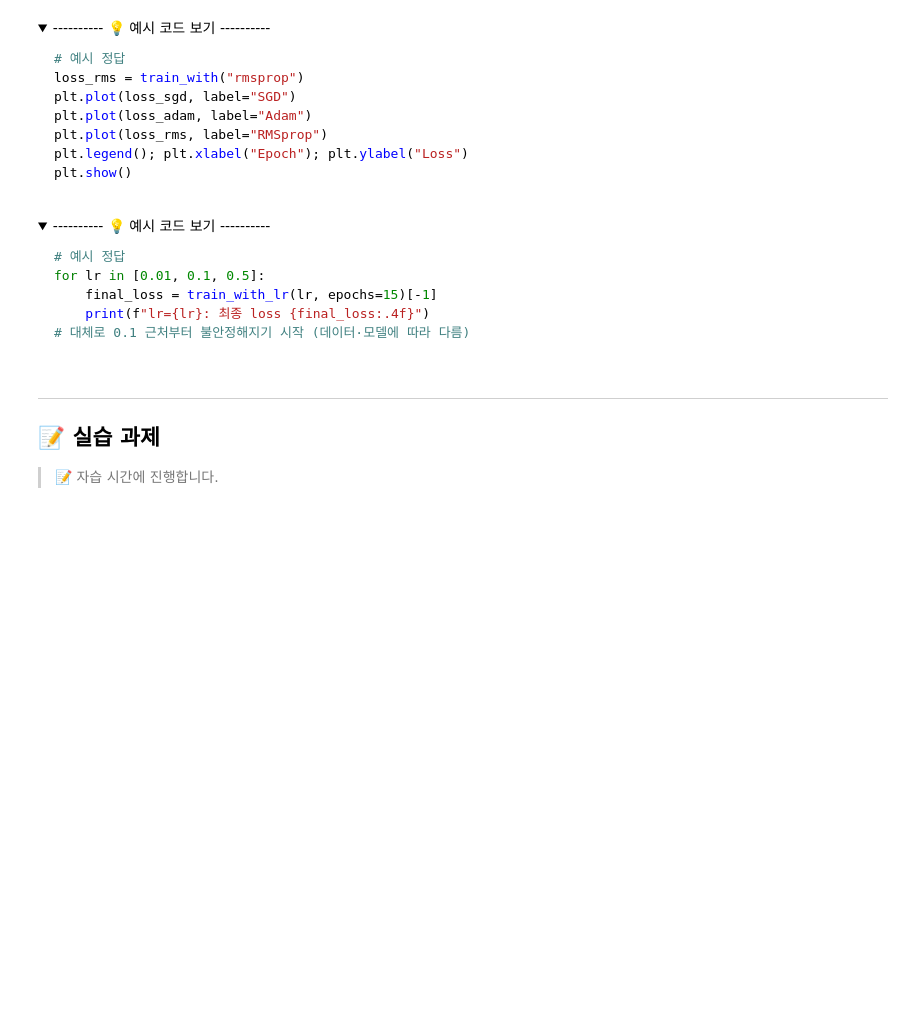
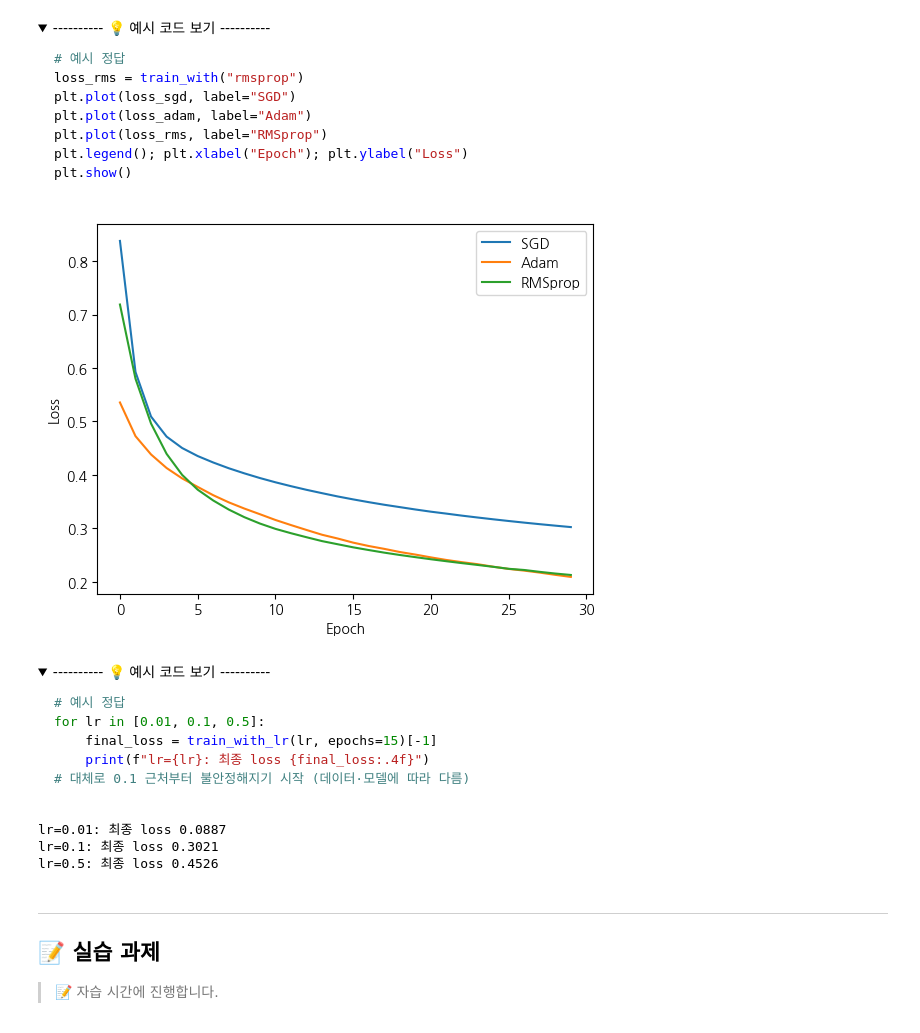
Before and after one commit to qnrPwjd/EST_AI_Challengers_Code, a Jupyter notebook: Week3(AI_Modeling)/CH14_딥러닝_Keras.ipynb, the cells around one changed output. Saved outputs shown, nothing was run; the diff lists cells and outputs as text; code cells hidden in the pictures; folded sections open; blank space fills up the shorter version.

```diff
--- a/Week3(AI_Modeling)/CH14_딥러닝_Keras.ipynb
+++ b/Week3(AI_Modeling)/CH14_딥러닝_Keras.ipynb
@@ -336,3 +336,16 @@ print(model_big.evaluate(X_test_scaled, y_test, verbose=0))
 </details>
 # %%
 # 코드 입력
+from tensorflow import keras
+from tensorflow.keras import layers
+
+model_big = keras.Sequential([
+    keras.Input(shape = (44, )),
+    layers.Dense(32, activation = 'relu'),
+    layers.Dense(16, activation = 'relu'),
+    layers.Dense(1, activation = 'sigmoid')
+])
+
+model_big.compile(optimizer = 'adam', loss = 'binary_crossentropy', metrics = ['accuracy'])
+model_big.fit(X_train_scaled, y_train, epochs = 30, batch_size = 32, validation_split = 0.2, verbose = 0)
+print(model_big.evaluate(X_test_scaled, y_test, verbose = 0))
@@ -358,3 +373,13 @@ print(model_short.evaluate(X_test_scaled, y_test, verbose=0))
 </details>
 # %%
 # 코드 입력
+model_small = keras.Sequential([
+    keras.Input(shape = (44, )),
+    layers.Dense(32, activation = 'relu'),
+    layers.Dense(16, activation = 'relu'),
+    layers.Dense(1, activation = 'sigmoid')
+])
+
+model_small.compile(optimizer = 'adam', loss = 'binary_crossentropy', metrics = ['accuracy'])
+model_small.fit(X_train_scaled, y_train, epochs = 5, batch_size = 32, validation_split = 0.2, verbose = 0)
+print(model_small.evaluate(X_test_scaled, y_test, verbose = 0))
@@ -393,3 +420,18 @@ for bs in [8, 32, 128]:
 </details>
 # %%
 # 과제 1 예시 정답
+import time
+
+for batch in [8, 32, 128]:
+    start = time.time()
+    model = keras.Sequential([
+        keras.Input(shape = (44, )),
+        layers.Dense(32, activation = 'relu'),
+        layers.Dense(16, activation = 'relu'),
+        layers.Dense(1, activation = 'sigmoid')
+    ])
+
+    model.compile(optimizer = 'adam', loss = 'binary_crossentropy', metrics = ['accuracy'])
+    model.fit(X_train_scaled, y_train, epochs = 30, batch_size = batch, validation_split = 0.2, verbose = 0)
+    total_time = time.time() - start
+    print(f"정확도 : {round(model.evaluate(X_test_scaled, y_test, verbose = 0)[1], 2)}, 소요 시간: {total_time}")
@@ -950,6 +1035,14 @@ plt.show()
 </details>
 # %%
 # 코드 입력
+loss_rms = train_with("rmsprop")
+plt.plot(loss_sgd, label="SGD")
+plt.plot(loss_adam, label="Adam")
+plt.plot(loss_rms, label="RMSprop")
+plt.legend(); plt.xlabel("Epoch"); plt.ylabel("Loss")
+plt.show()
+# %% [output]
+[figure, added]
 # %%
 # TODO 2 (폭주 경계 찾기): lr을 0.01, 0.1, 0.5로 바꿔가며 어느 지점부터 loss가 불안정해지는지 찾아보세요
 # %% [markdown]
@@ -967,13 +1060,15 @@ for lr in [0.01, 0.1, 0.5]:
 </details>
 # %%
 # 코드 입력
-
-
-
-
-
+for lr in [0.01, 0.1, 0.5]:
+    final_loss = train_with_lr(lr, epochs=15)[-1]
+    print(f"lr={lr}: 최종 loss {final_loss:.4f}")
 
 # 대체로 0.1 근처부터 불안정해지기 시작 (데이터·모델에 따라 다름)
+# %% [output]
+lr=0.01: 최종 loss 0.0887
+lr=0.1: 최종 loss 0.3021
+lr=0.5: 최종 loss 0.4526
 # %% [markdown]
 ---
 
```
Also changed, not shown: parts of 9 cells of this notebook.
